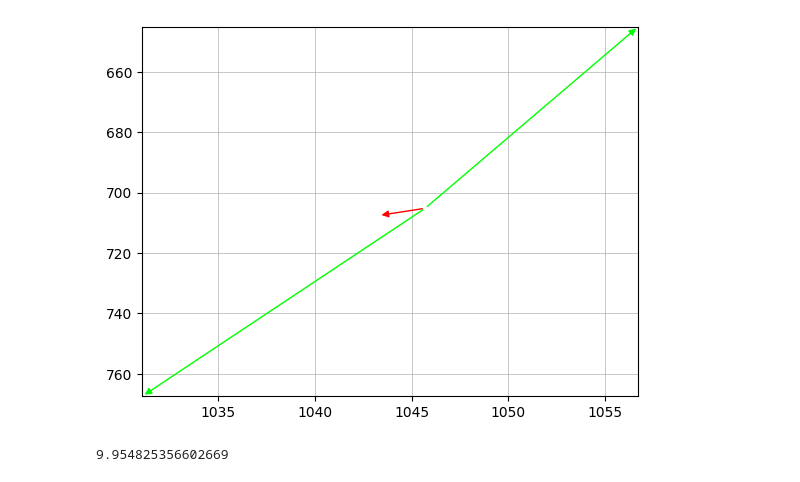
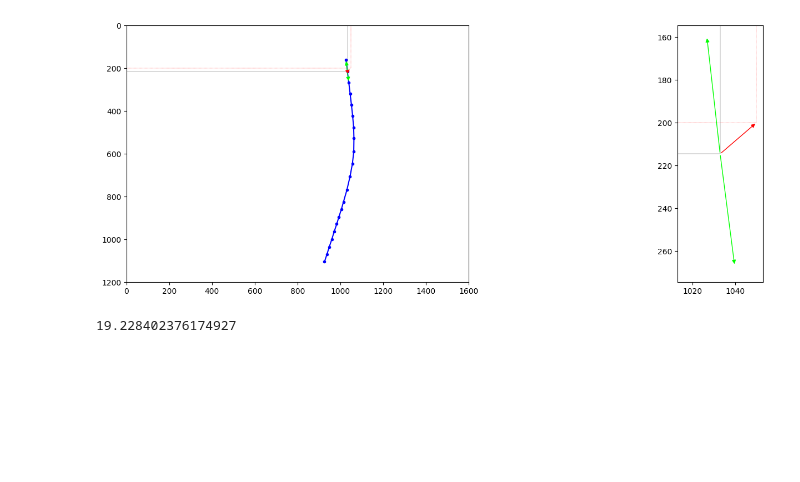
Before and after one commit to evbevz/epoxy-supervisor, a Jupyter notebook: EpoxyLevel.ipynb, the cells around one changed output. Cells and saved outputs as stored; diff of their text form; code cells hidden in the pictures; blank space fills up the shorter version.

```diff
--- a/EpoxyLevel.ipynb
+++ b/EpoxyLevel.ipynb
@@ -76,6 +67,36 @@ def GetEllipseCenter (kpt):
     #print ("BAC: ", big_axis_center, "SAC: ", small_axis_center, "ELC:", ellipse_center)
     return ellipse_center
 
+# Рисуем район дорасчетных векторов
+# Только для дебага
+def PlotVectorDedug (ellipse_center, LevelMin):
+    arrowprops = {'arrowstyle': '<|-'}
+    fig, ax = plt.subplots (1,2,figsize=(18,6))
+    ax[0].set_xlim([0,1600])
+    ax[0].set_ylim([0,1200])
+    ax[0].set_aspect(1)
+    ax[0].invert_yaxis()
+    ax[0].plot (arrayEpoxyLevel[::,0],arrayEpoxyLevel[::,1],'b.-')
+    ax[0].annotate('',xy=arrayEpoxyLevel[LevelMin],xytext=ellipse_center,arrowprops=arrowprops|{'color': '#ff0000'})
+    ax[0].annotate('',xy=arrayEpoxyLevel[LevelMin],xytext=arrayEpoxyLevel[LevelMin-1],arrowprops=arrowprops|{'color': '#00ff00'})
+    ax[0].annotate('',xy=arrayEpoxyLevel[LevelMin],xytext=arrayEpoxyLevel[LevelMin+1],arrowprops=arrowprops|{'color': '#00ff00'})
+    ax[0].hlines(y=arrayEpoxyLevel[LevelMin][1:2:], xmin=0, xmax=arrayEpoxyLevel[LevelMin][0:1:], color='black', alpha=0.7, linewidth=0.3, linestyles='solid')
+    ax[0].vlines(x=arrayEpoxyLevel[LevelMin][0:1:], ymin=0, ymax=arrayEpoxyLevel[LevelMin][1:2:], color='black', alpha=0.7, linewidth=0.3, linestyles='solid')
+    ax[0].hlines(y=ellipse_center[1:2:], xmin=0, xmax=ellipse_center[0:1:], color='red', alpha=0.7, linewidth=0.3, linestyles='dashed')
+    ax[0].vlines(x=ellipse_center[0:1:], ymin=0, ymax=ellipse_center[1:2:], color='red', alpha=0.7, linewidth=0.3, linestyles='dashed')
+    ax[1].set_xlim(arrayEpoxyLevel[LevelMin][0:1:]-20, arrayEpoxyLevel[LevelMin][0:1:]+20)
+    ax[1].set_ylim(arrayEpoxyLevel[LevelMin][1:2:]-60, arrayEpoxyLevel[LevelMin][1:2:]+60)
+    ax[1].set_aspect(1)
+    ax[1].invert_yaxis()
+    ax[1].annotate('',xy=arrayEpoxyLevel[LevelMin],xytext=ellipse_center,arrowprops=arrowprops|{'color': '#ff0000'})
+    ax[1].annotate('',xy=arrayEpoxyLevel[LevelMin],xytext=arrayEpoxyLevel[LevelMin-1],arrowprops=arrowprops|{'color': '#00ff00'})
+    ax[1].annotate('',xy=arrayEpoxyLevel[LevelMin],xytext=arrayEpoxyLevel[LevelMin+1],arrowprops=arrowprops|{'color': '#00ff00'})
+    ax[1].hlines(y=arrayEpoxyLevel[LevelMin][1:2:], xmin=0, xmax=arrayEpoxyLevel[LevelMin][0:1:], color='black', alpha=0.7, linewidth=0.3, linestyles='solid')
+    ax[1].vlines(x=arrayEpoxyLevel[LevelMin][0:1:], ymin=0, ymax=arrayEpoxyLevel[LevelMin][1:2:], color='black', alpha=0.7, linewidth=0.3, linestyles='solid')
+    ax[1].hlines(y=ellipse_center[1:2:], xmin=0, xmax=ellipse_center[0:1:], color='red', alpha=0.7, linewidth=0.3, linestyles='dashed')
+    ax[1].vlines(x=ellipse_center[0:1:], ymin=0, ymax=ellipse_center[1:2:], color='red', alpha=0.7, linewidth=0.3, linestyles='dashed')
+    plt.show()
+
 def GetEpoxyLevel (model, arrayEpoxyLevel, file):
     # Запускаем предсказание
     results = model.predict(source=filenameInjectorCam, verbose=False)  # Предсказание по изображению. Возвращается список результатов (т.к. можно передать список кадров или даже видео)
@@ -92,6 +113,9 @@ def GetEpoxyLevel (model, arrayEpoxyLevel, file):
     #    [9.5690e+02, 1.0506e+03, 9.9983e-01],
     #    [0.0000e+00, 0.0000e+00, 3.4417e-01]], device='cuda:0'))
 
+    # Для отладки
+    ellipse_center=torch.tensor([1050, 200])
+
     if ellipse_center is not None:
         # Переносим массив точек шприца на то же устройство рассчета где и тензоры модели предсказаний. Если расчёты велись на CUDA, то лучше там и считать всё остальное.
         arrayEpoxyLevel = arrayEpoxyLevel.to(ellipse_center.device)
@@ -104,43 +128,35 @@ def GetEpoxyLevel (model, arrayEpoxyLevel, file):
             if Length < LengthMin:                    # Если решим, что хоти чтобы при одинаковом расстоянии показывал значение большего уровня, то тогда поставить знак сравнения <=
                 LengthMin = Length                    # Запоминаем минимальное расстояние
                 LevelMin = level                      # Запоминаем уровень к точке которого расстояние минимальное
-            print ("Lvl: ", level, "\tCalib pt: ", kpt, "\tPredict pt: ", ellipse_center, "\tLength: ", Length)
-        print ("Предсказанный уровень эпоксидки: ", LevelMin)
+            #print ("Lvl: ", level, "\tCalib pt: ", kpt, "\tPredict pt: ", ellipse_center, "\tLength: ", Length)
+        #print ("Предсказанный уровень эпоксидки: ", LevelMin)
 
         # Дорасчёт дробной части уровня.
+        # Определяем с какой стороны от ближайшей калиброванной точки уровня находится точка предсказания и на каком расстоянии
         vSrc = ellipse_center - arrayEpoxyLevel[LevelMin]
         vNext = arrayEpoxyLevel[LevelMin+1] - arrayEpoxyLevel[LevelMin]
         vPrev = arrayEpoxyLevel[LevelMin-1] - arrayEpoxyLevel[LevelMin]
-        print ("vSrc:\t", vSrc, "\tL2: ", torch.linalg.vector_norm(vSrc))
-        print ("vNext:\t", vNext, "\tL2: ", torch.linalg.vector_norm(vNext))
-        print ("vPrev:\t", vPrev, "\tL2: ", torch.linalg.vector_norm(vPrev))
+        cos_next = cos_sim(vSrc,vNext)
+        cos_prev = cos_sim(vSrc,vPrev)
 
-        cos_next = cos_sim(vSrc,vNext)
-        print ('Косинус угла к следующему вектору:', cos_next)
-        cos_prev = cos_sim(vSrc,-vPrev)
-        print ('Косинус угла к предыдущему вектору:', cos_prev)
+        print ("Lvl: ", LevelMin+1, "\tXY next: ", arrayEpoxyLevel[LevelMin+1], "\tvNext: ", vNext, "\tL2: ", torch.linalg.vector_norm(vNext), "\tCos2Next: ", cos_next)
+        print ("Lvl: ", LevelMin, "\tXY el_c: ", arrayEpoxyLevel[LevelMin], "\tvSrc: ", vSrc, "\tL2: ", torch.linalg.vector_norm(vSrc))
+        print ("Lvl: ", LevelMin-1, "\tXY prev: ", arrayEpoxyLevel[LevelMin-1], "\tvPrev: ", vPrev, "\tL2: ", torch.linalg.vector_norm(vPrev), "\tCos2Prev: ", cos_prev)
+
+        # Если точка выше ближайшего калиброванного уровня, то добавляем дорасчитанную дробную часть объема
         if cos_next > cos_prev:
             pr = pr_vec(vSrc, vNext)
             pr_ml = float (1 / torch.linalg.vector_norm(vNext) * pr)
+        # Если точка ниже ближайшего калиброванного уровня, то вычитаем дорасчитанную дробную часть объема
         elif cos_next < cos_prev:
             pr = pr_vec(vSrc, vPrev)
-            pr_ml = float (1 / torch.linalg.vector_norm(vPrev) * pr)
+            pr_ml = - float (1 / torch.linalg.vector_norm(vPrev) * pr)
         else:
             pr = 0
             pr_ml = 0
-        print ("Длина проекции: ", pr)
-        print ("Длина проекции в мл: ", pr_ml)
 
-        # Рисуем район дорасчетных векторов
-        arrowprops = {'arrowstyle': '<|-'}
-        plt.annotate('',xy=arrayEpoxyLevel[LevelMin],xytext=ellipse_center,arrowprops=arrowprops|{'color': '#ff0000'})
-        plt.annotate('',xy=arrayEpoxyLevel[LevelMin],xytext=arrayEpoxyLevel[LevelMin-1],arrowprops=arrowprops|{'color': '#00ff00'})
-        plt.annotate('',xy=arrayEpoxyLevel[LevelMin],xytext=arrayEpoxyLevel[LevelMin+1],arrowprops=arrowprops|{'color': '#00ff00'})
-
-        plt.xlim(arrayEpoxyLevel[LevelMin-1][0:1:], arrayEpoxyLevel[LevelMin+1][0:1:])
-        plt.ylim(arrayEpoxyLevel[LevelMin-1][1:2:], arrayEpoxyLevel[LevelMin+1][1:2:])
-        plt.grid(linewidth=0.5)
-        plt.show()
+        print ("Длина проекции в пикселях: ", pr, "\tДлина проекции в мл: ", pr_ml)
+        PlotVectorDedug(ellipse_center, LevelMin)
 
         return LevelMin + pr_ml
     else:
@@ -188,2 +191,2 @@ Lvl:  11        Calib pt:  tensor([1056.7000,  645.1000])       Predict pt:  ten
-[figure, old version]
+[figure, new version]
-9.954825356602669
+19.228402376174927
```
Also changed, not shown: parts of 3 cells of this notebook.
